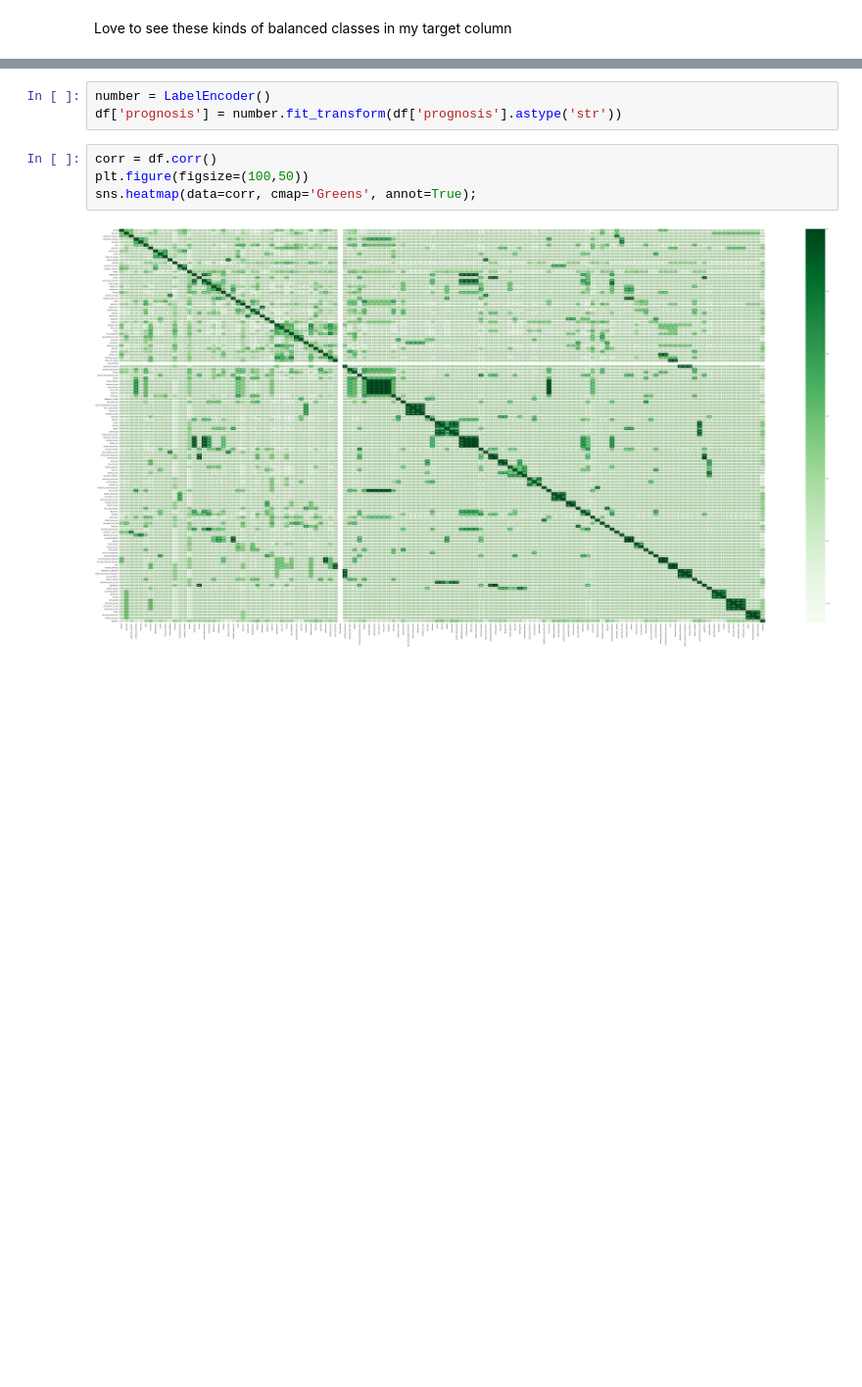
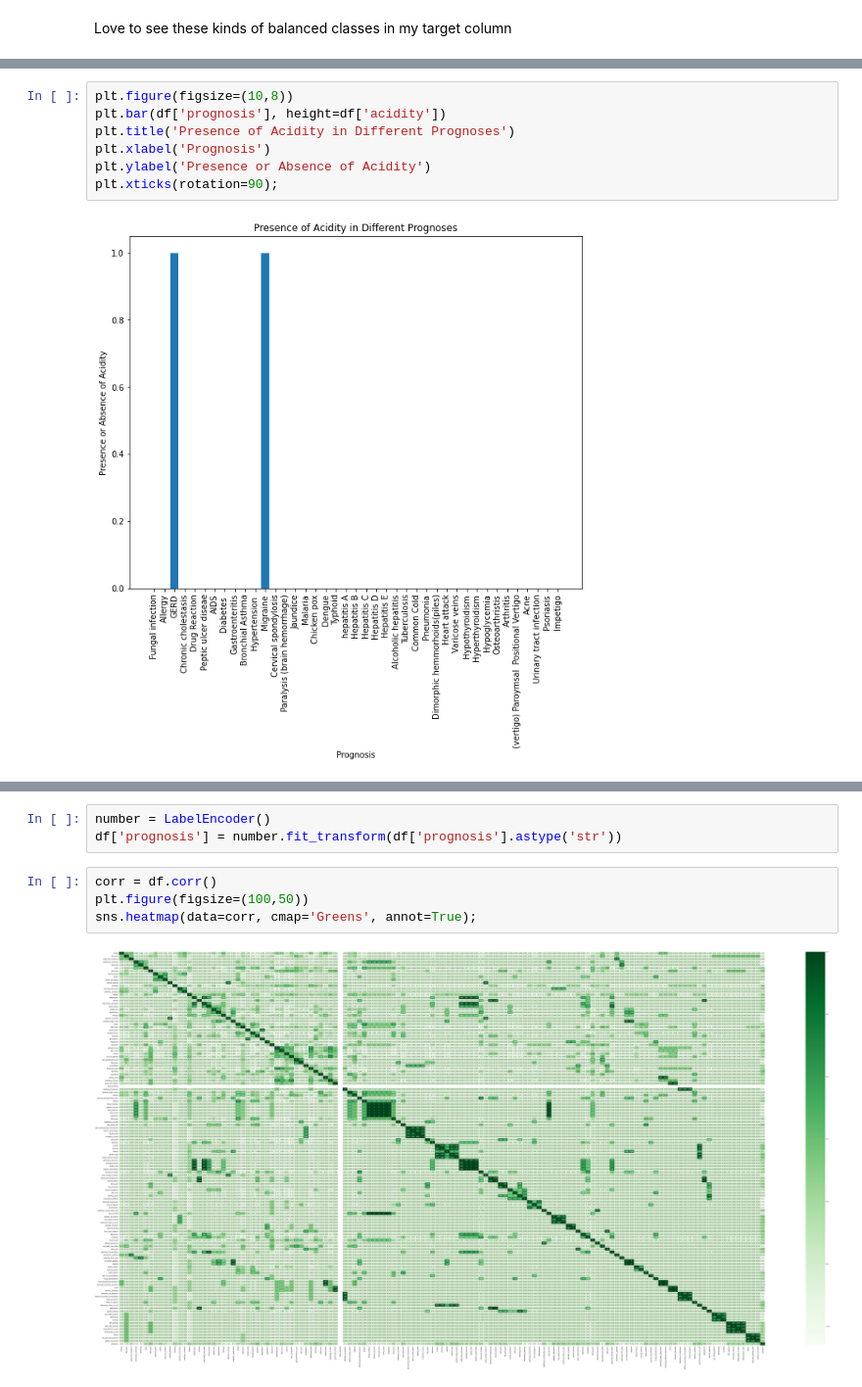
Before and after one commit to dantrainor9/Disease_Prediction, a Jupyter notebook: DiseasePrediction_4.ipynb, the cells around one changed output, grey strips where cells are left out. Shown at 98% size. Saved outputs shown, nothing was run; the diff lists cells and outputs as text; blank space fills up the shorter version.

```diff
--- a/DiseasePrediction_4.ipynb
+++ b/DiseasePrediction_4.ipynb
@@ -73,0 +92,9 @@ Love to see these kinds of balanced classes in my target column
+# %%
+plt.figure(figsize=(10,8))
+plt.bar(df['prognosis'], height=df['acidity'])
+plt.title('Presence of Acidity in Different Prognoses')
+plt.xlabel('Prognosis')
+plt.ylabel('Presence or Absence of Acidity')
+plt.xticks(rotation=90);
+# %% [output]
+[figure, added]
```
Also changed, not shown: parts of 4 cells of this notebook.
